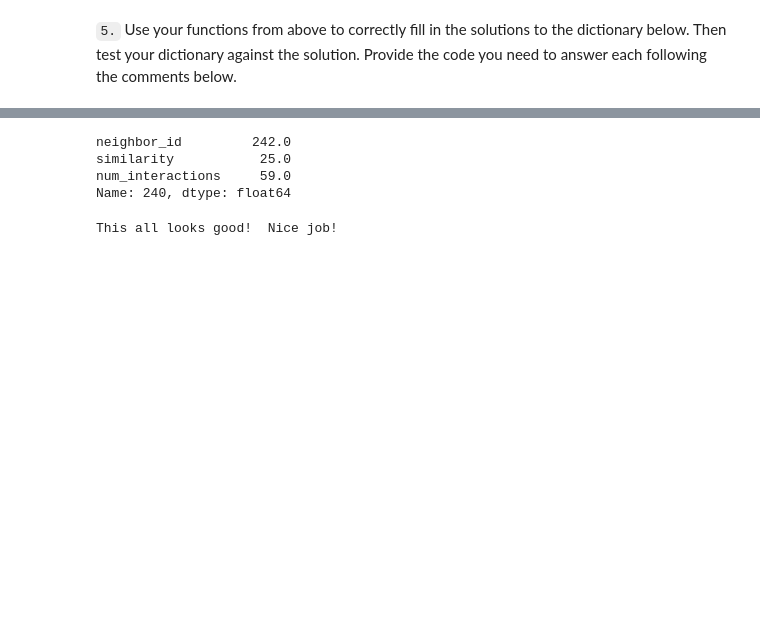
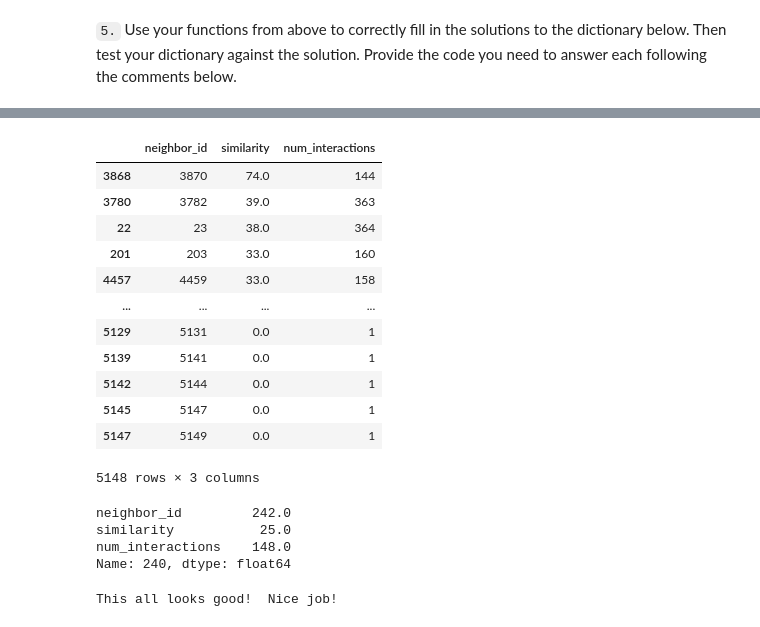
Before and after one commit to kwerweltein/Udacity-Recommendations-with-IBM, a Jupyter notebook: Recommendations_with_IBM.ipynb, the cells around one changed output, grey strips where cells are left out. Cells and saved outputs as stored; diff of their text form; code cells hidden in the pictures; blank space fills up the shorter version.

```diff
--- a/Recommendations_with_IBM.ipynb
+++ b/Recommendations_with_IBM.ipynb
@@ -696,10 +1008,26 @@ num_interactions      35.0
 Name: 3931, dtype: float64
+# %%
+get_top_sorted_users(131)
+# %% [output]
+|  | neighbor_id | similarity | num_interactions |
+| 3868 | 3870 | 74.0 | 144 |
+| 3780 | 3782 | 39.0 | 363 |
+| 22 | 23 | 38.0 | 364 |
+| 201 | 203 | 33.0 | 160 |
+| 4457 | 4459 | 33.0 | 158 |
+| ... | ... | ... | ... |
+| 5129 | 5131 | 0.0 | 1 |
+| 5139 | 5141 | 0.0 | 1 |
+| 5142 | 5144 | 0.0 | 1 |
+| 5145 | 5147 | 0.0 | 1 |
+| 5147 | 5149 | 0.0 | 1 |
+5148 rows × 3 columns
 # %%
-get_top_sorted_users(131).iloc[10]
+get_top_sorted_users(131).iloc[9]
 # %% [output]
 neighbor_id         242.0
 similarity           25.0
-num_interactions     59.0
+num_interactions    148.0
 Name: 240, dtype: float64
 # %%
 ### Tests with a dictionary of results
```
Also changed, not shown: parts of 9 cells of this notebook, 1 other file.
